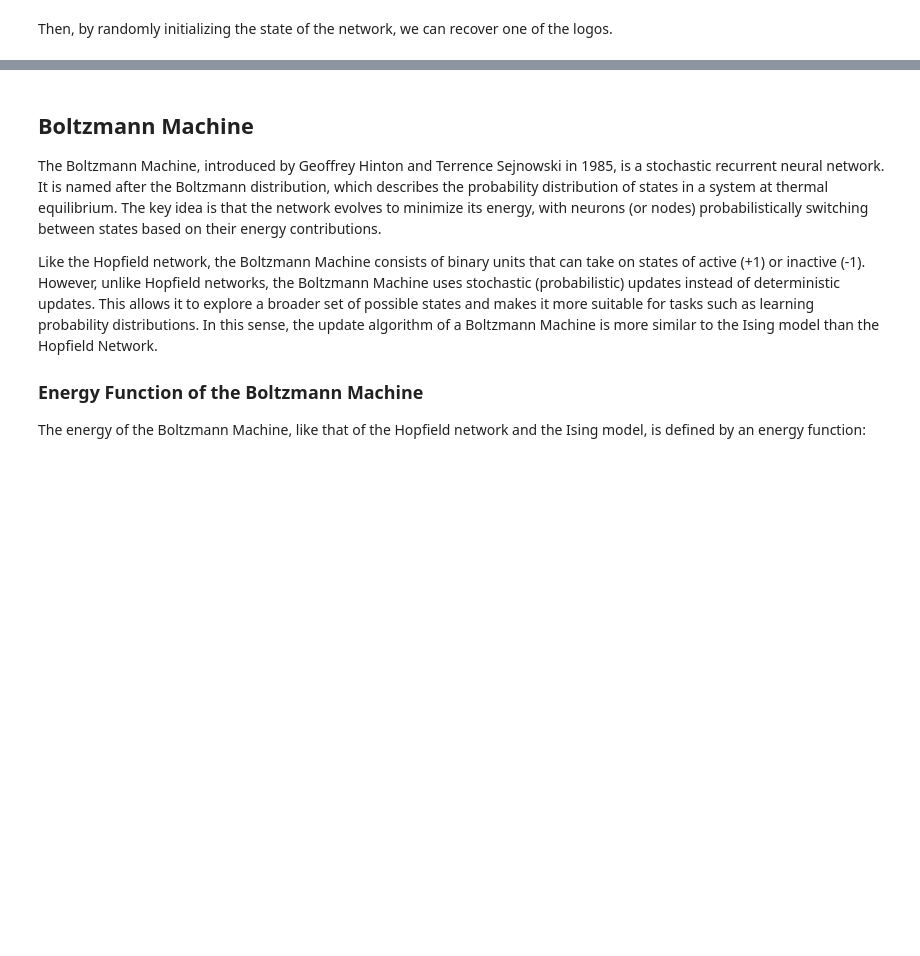
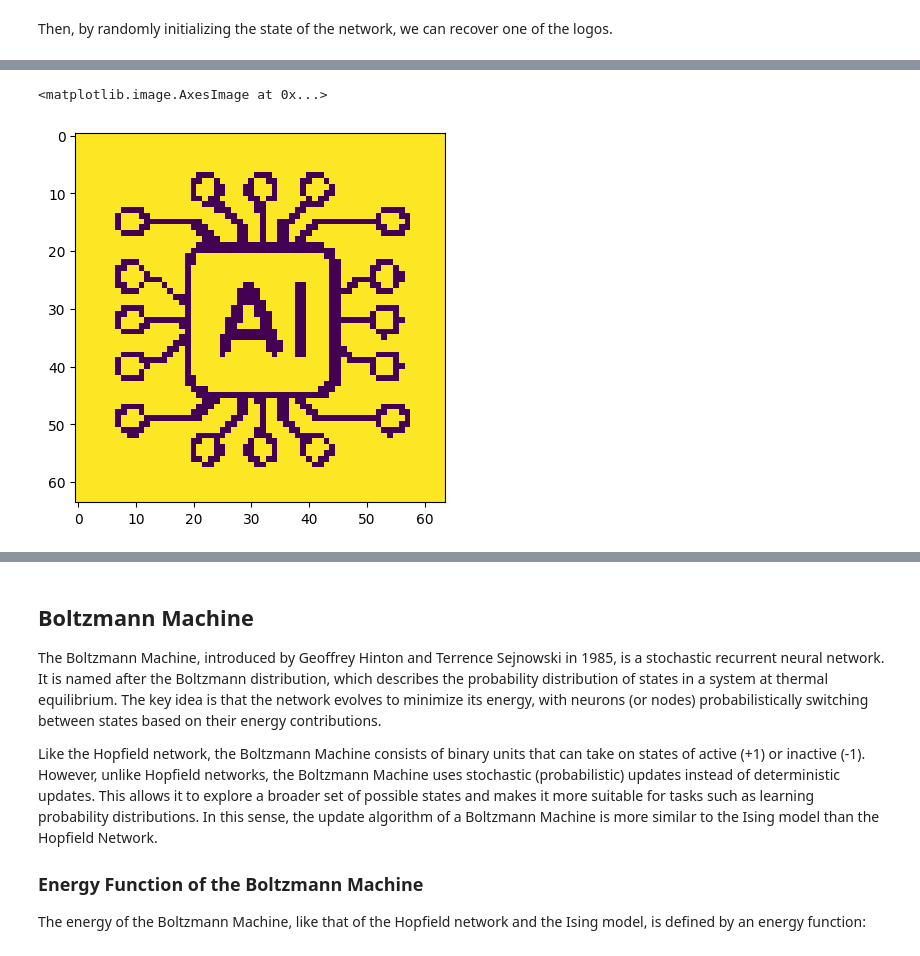
Before and after one commit to rndsrc/2024-phys-nobel, a Jupyter notebook: notebook.ipynb, the cells around one changed output, grey strips where cells are left out. Saved outputs shown, nothing was run; the diff lists cells and outputs as text; code cells hidden in the pictures; blank space fills up the shorter version.

```diff
--- a/notebook.ipynb
+++ b/notebook.ipynb
@@ -281,7 +299,10 @@ plt.imshow(h.state)
 # %%
 # TODO: load up more images/patterns to train the Hopfield Network
 
-B = load("basketball.jpg")
-plt.imshow(B)
+img3 = load("AI.jpg")
+plt.imshow(img3)
+# %% [output]
+<matplotlib.image.AxesImage at 0x...>
+[figure, added]
 # %%
 h = HopfieldNetwork()
```
Also changed, not shown: parts of 11 cells of this notebook, 1 other file.
